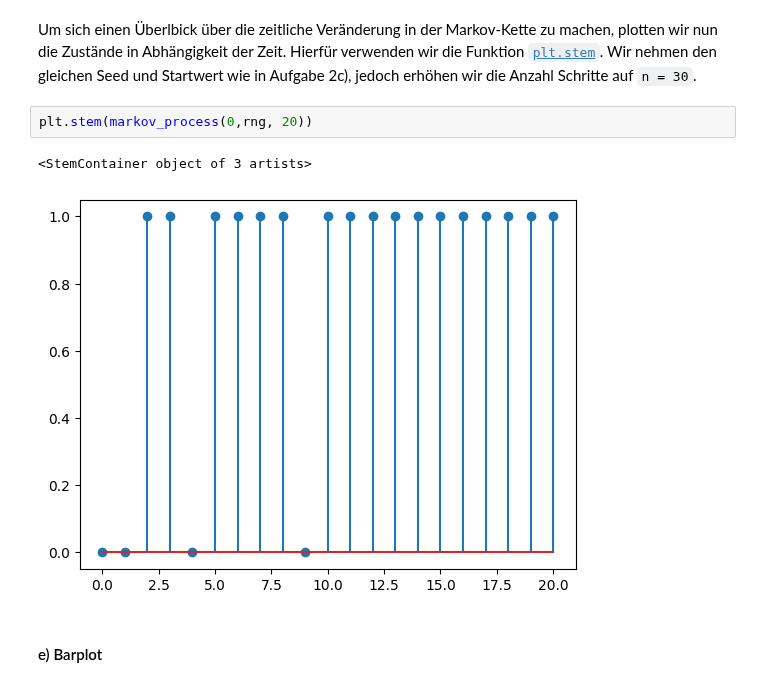
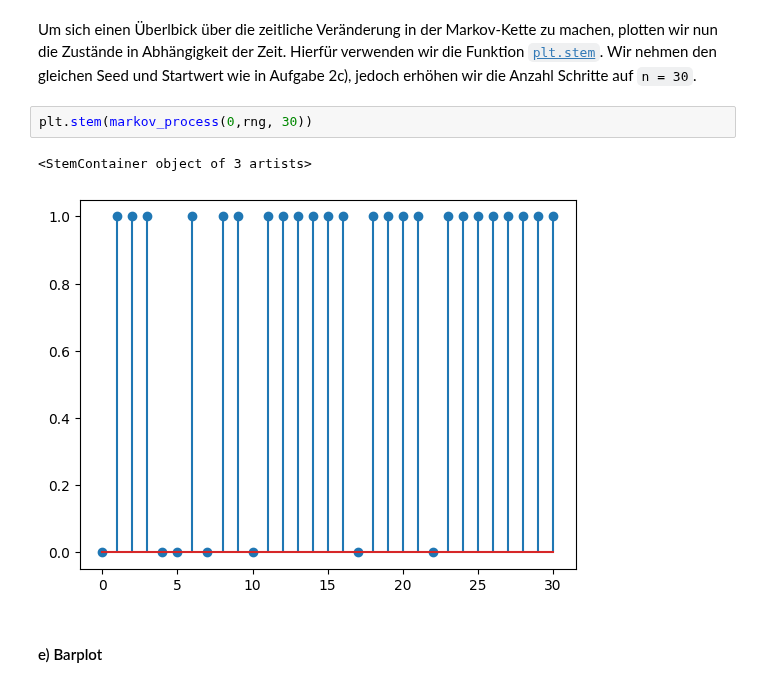
Before and after one commit to visciric/NGDS--Viscio, a Jupyter notebook: 12_StochastischeProzesse/12_Einarbeitung.ipynb, the cells around one changed output. Drawn from its saved outputs; the diff is of its cells as text.

```diff
--- a/12_StochastischeProzesse/12_Einarbeitung.ipynb
+++ b/12_StochastischeProzesse/12_Einarbeitung.ipynb
@@ -145,10 +145,10 @@ markov_process(0,rng, 10)
 # %% [markdown]
 Um sich einen Überlbick über die zeitliche Veränderung in der Markov-Kette zu machen, plotten wir nun die Zustände in Abhängigkeit der Zeit. Hierfür verwenden wir die Funktion [`plt.stem`](https://matplotlib.org/stable/api/_as_gen/matplotlib.pyplot.stem.html). Wir nehmen den gleichen Seed und Startwert wie in Aufgabe 2c), jedoch erhöhen wir die Anzahl Schritte auf `n = 30`.
 # %%
-plt.stem(markov_process(0,rng, 20))
+plt.stem(markov_process(0,rng, 30))
 # %% [output]
 <StemContainer object of 3 artists>
-[figure, old version]
+[figure, new version]
 # %% [markdown]
 #### e) Barplot
 # %% [markdown]
```
Also changed, not shown: parts of 2 cells of this notebook.
